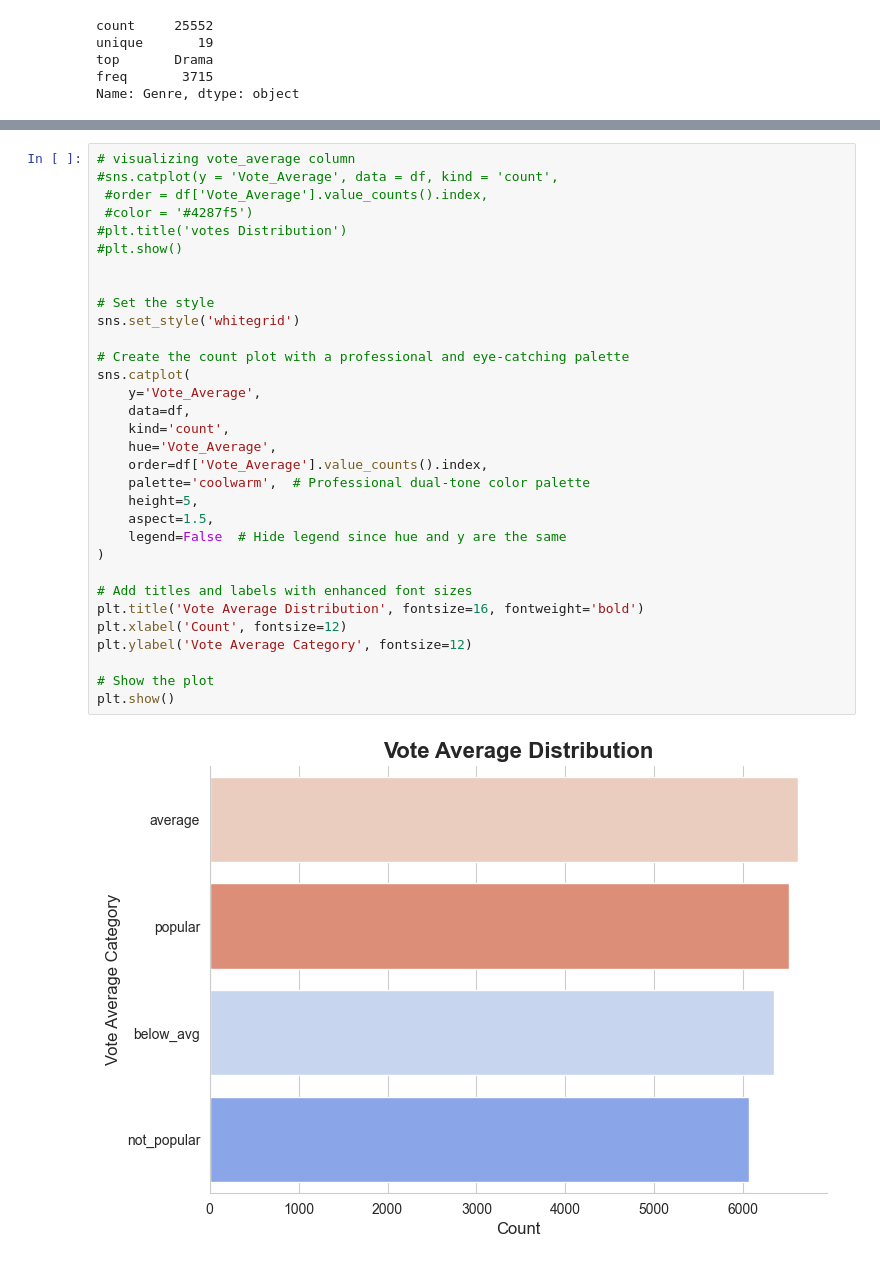
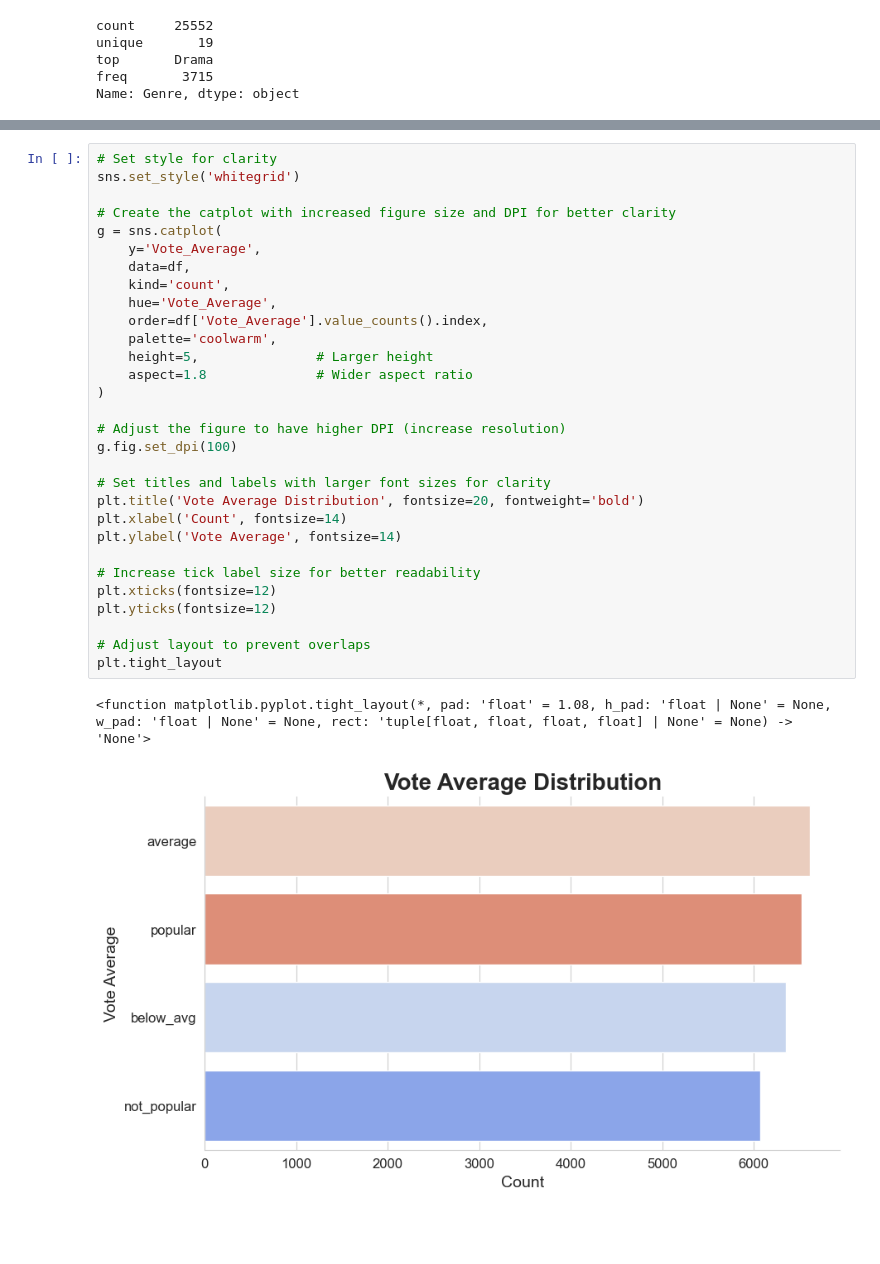
Before and after one commit to omjaikumar23/Netflix-Data-Analysis, a Jupyter notebook: netflix_data_analysis.ipynb, the cells around one changed output, grey strips where cells are left out. Cells and saved outputs as stored; diff of their text form; blank space fills up the shorter version.

```diff
--- a/netflix_data_analysis.ipynb
+++ b/netflix_data_analysis.ipynb
@@ -361,34 +432,33 @@ plt.show()
 # %%
-# visualizing vote_average column
-#sns.catplot(y = 'Vote_Average', data = df, kind = 'count',
- #order = df['Vote_Average'].value_counts().index,
- #color = '#4287f5')
-#plt.title('votes Distribution')
-#plt.show()
-
-
-# Set the style
+# Set style for clarity
 sns.set_style('whitegrid')
 
-# Create the count plot with a professional and eye-catching palette
-sns.catplot(
+# Create the catplot with increased figure size and DPI for better clarity
+g = sns.catplot(
     y='Vote_Average',
     data=df,
     kind='count',
     hue='Vote_Average',
     order=df['Vote_Average'].value_counts().index,
-    palette='coolwarm',  # Professional dual-tone color palette
-    height=5,
-    aspect=1.5,
-    legend=False  # Hide legend since hue and y are the same
+    palette='coolwarm',
+    height=5,               # Larger height
+    aspect=1.8              # Wider aspect ratio
 )
 
-# Add titles and labels with enhanced font sizes
-plt.title('Vote Average Distribution', fontsize=16, fontweight='bold')
-plt.xlabel('Count', fontsize=12)
-plt.ylabel('Vote Average Category', fontsize=12)
+# Adjust the figure to have higher DPI (increase resolution)
+g.fig.set_dpi(100)
 
-# Show the plot
-plt.show()
+# Set titles and labels with larger font sizes for clarity
+plt.title('Vote Average Distribution', fontsize=20, fontweight='bold')
+plt.xlabel('Count', fontsize=14)
+plt.ylabel('Vote Average', fontsize=14)
+
+# Increase tick label size for better readability
+plt.xticks(fontsize=12)
+plt.yticks(fontsize=12)
+
+# Adjust layout to prevent overlaps
+plt.tight_layout
 # %% [output]
+<function matplotlib.pyplot.tight_layout(*, pad: 'float' = 1.08, h_pad: 'float | None' = None, w_pad: 'float | None' = None, rect: 'tuple[float, float, float, float] | None' = None) -> 'None'>
-[figure, old version]
+[figure, new version]
```
Also changed, not shown: parts of 77 cells of this notebook.
